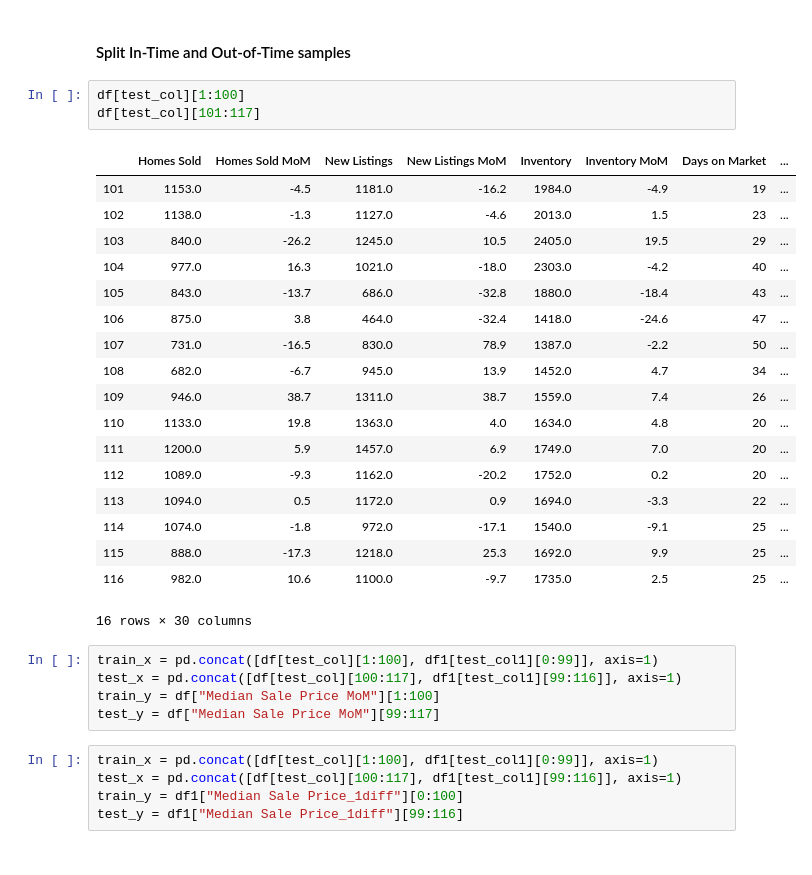
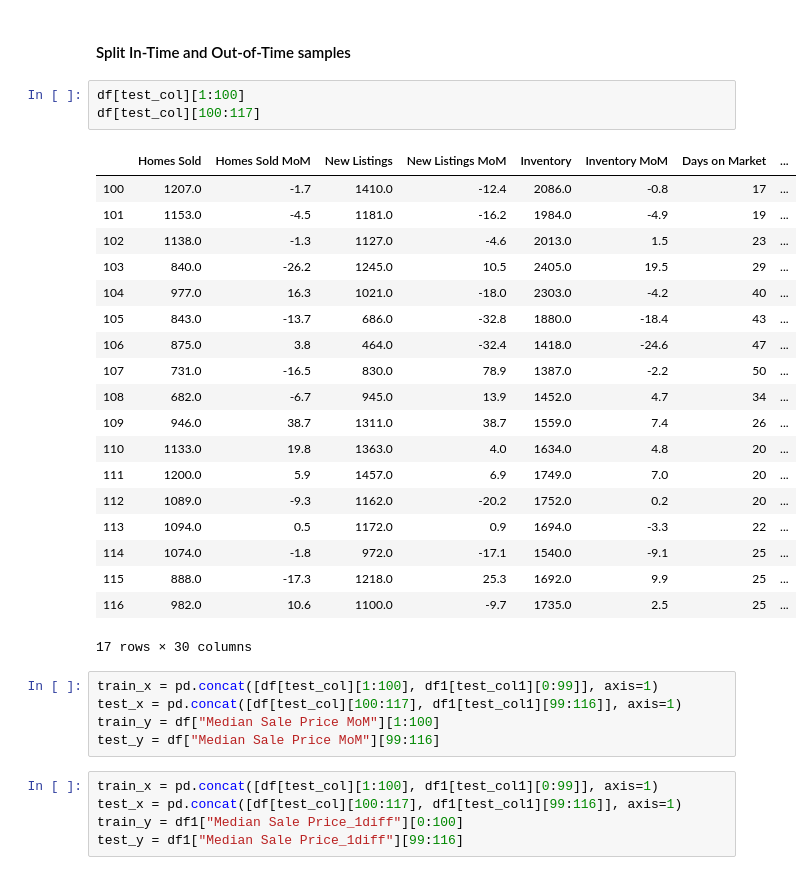
Before and after one commit to iuniorhsiung/mod4_project_DC_housing_price, a Jupyter notebook: master_notebook/DC_house_NL.ipynb, the cells around one changed output. Drawn from its saved outputs; the diff is of its cells as text.

```diff
--- a/master_notebook/DC_house_NL.ipynb
+++ b/master_notebook/DC_house_NL.ipynb
@@ -348,9 +348,10 @@ test_col
 #### Split In-Time and Out-of-Time samples
 # %%
 df[test_col][1:100]
-df[test_col][101:117]
+df[test_col][100:117]
 # %% [output]
 |  | Homes Sold | Homes Sold MoM | New Listings | New Listings MoM | Inventory | Inventory MoM | Days on Market | ... |
+| 100 | 1207.0 | -1.7 | 1410.0 | -12.4 | 2086.0 | -0.8 | 17 | ... |
 | 101 | 1153.0 | -4.5 | 1181.0 | -16.2 | 1984.0 | -4.9 | 19 | ... |
 | 102 | 1138.0 | -1.3 | 1127.0 | -4.6 | 2013.0 | 1.5 | 23 | ... |
 | 103 | 840.0 | -26.2 | 1245.0 | 10.5 | 2405.0 | 19.5 | 29 | ... |
@@ -367,12 +368,12 @@ df[test_col][101:117]
 | 114 | 1074.0 | -1.8 | 972.0 | -17.1 | 1540.0 | -9.1 | 25 | ... |
 | 115 | 888.0 | -17.3 | 1218.0 | 25.3 | 1692.0 | 9.9 | 25 | ... |
 | 116 | 982.0 | 10.6 | 1100.0 | -9.7 | 1735.0 | 2.5 | 25 | ... |
-16 rows × 30 columns
+17 rows × 30 columns
 # %%
 train_x = pd.concat([df[test_col][1:100], df1[test_col1][0:99]], axis=1)
 test_x = pd.concat([df[test_col][100:117], df1[test_col1][99:116]], axis=1)
 train_y = df["Median Sale Price MoM"][1:100]
-test_y = df["Median Sale Price MoM"][99:117]
+test_y = df["Median Sale Price MoM"][99:116]
 # %%
 train_x = pd.concat([df[test_col][1:100], df1[test_col1][0:99]], axis=1)
 test_x = pd.concat([df[test_col][100:117], df1[test_col1][99:116]], axis=1)
```
Also changed, not shown: parts of 33 cells of this notebook, 2 other files.
